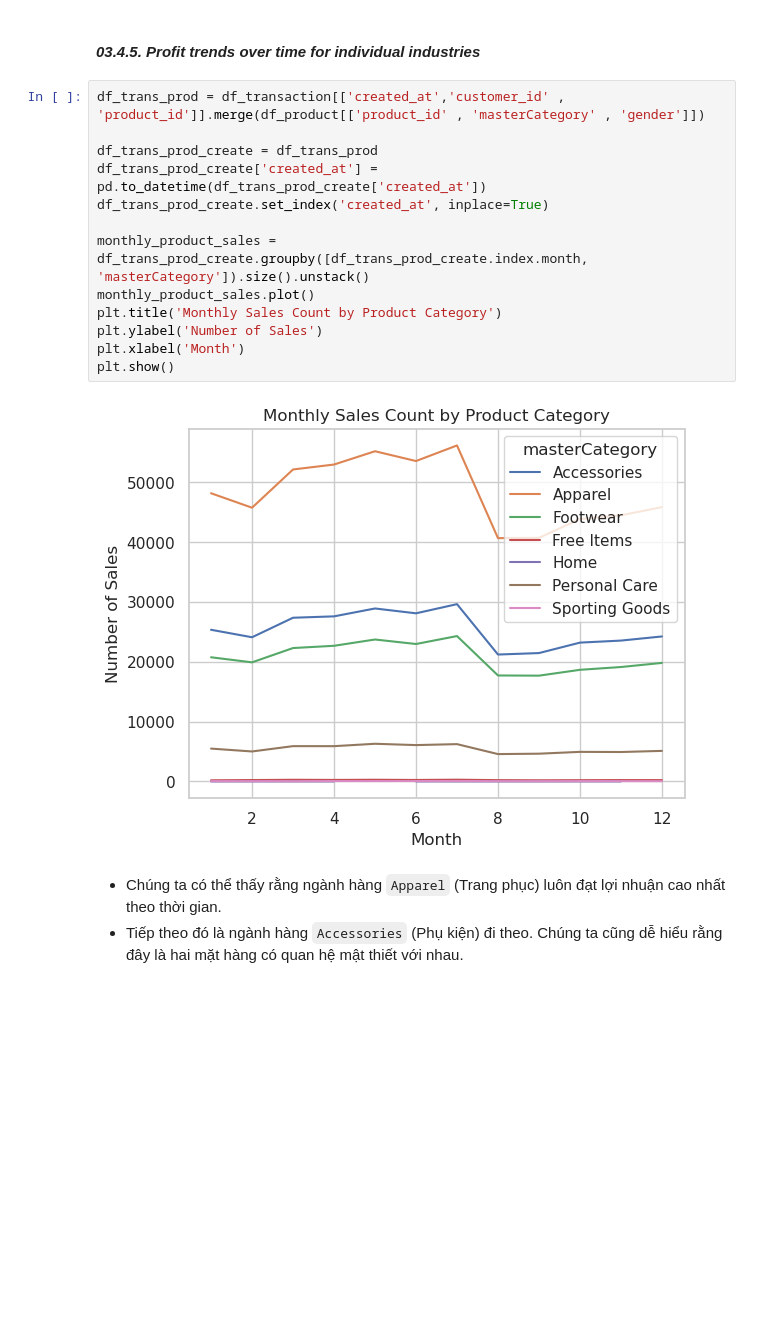
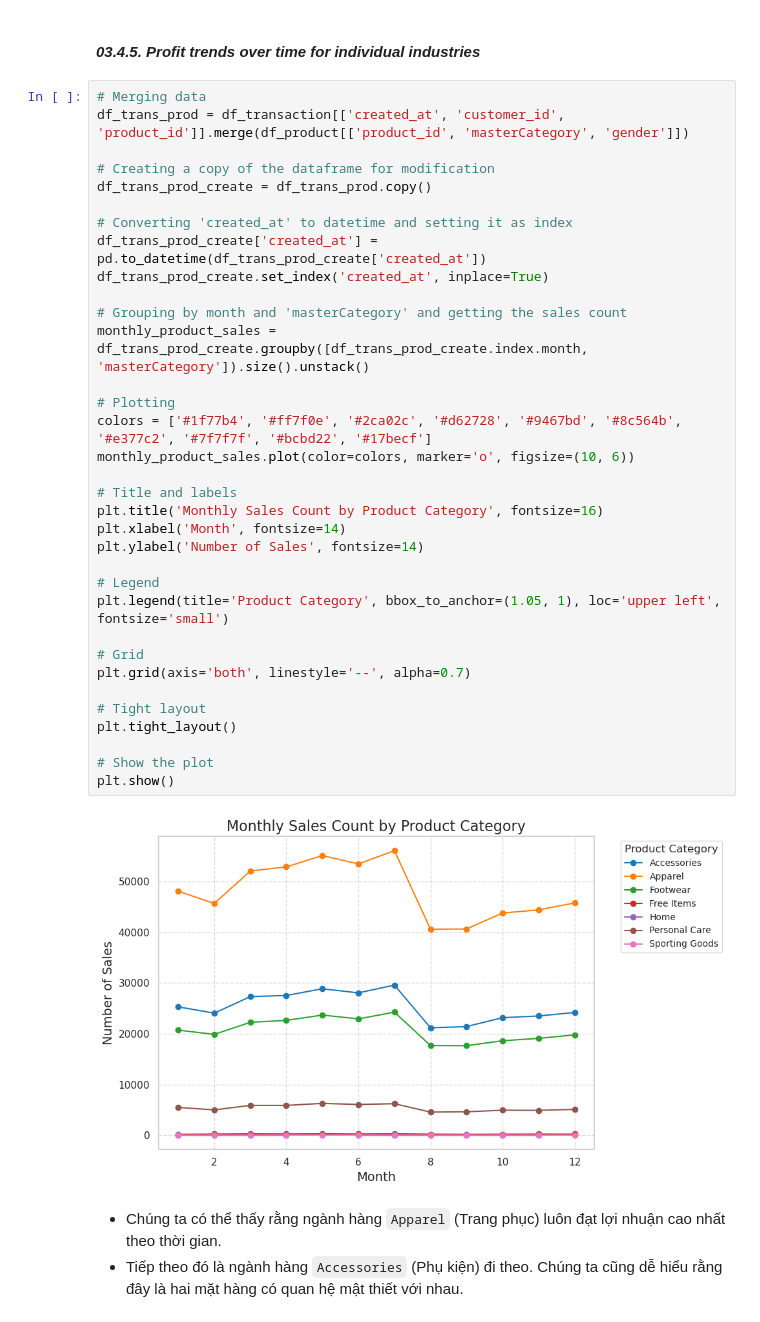
Before and after one commit to thanhanphan17/fashion-campus-dataset-analysis, a Jupyter notebook: [03]-Asking-Questions-and-Analyzing.ipynb, the cells around one changed output. Cells and saved outputs as stored; diff of their text form; blank space fills up the shorter version.

Commit message:
refactor graph visulization

```diff
--- a/[03]-Asking-Questions-and-Analyzing.ipynb
+++ b/[03]-Asking-Questions-and-Analyzing.ipynb
@@ -609,20 +658,41 @@ plt.show()
 # %% [markdown]
 #### **_03.4.5. Profit trends over time for individual industries_**
 # %%
-df_trans_prod = df_transaction[['created_at','customer_id' , 'product_id']].merge(df_product[['product_id' , 'masterCategory' , 'gender']])
+# Merging data
+df_trans_prod = df_transaction[['created_at', 'customer_id', 'product_id']].merge(df_product[['product_id', 'masterCategory', 'gender']])
 
-df_trans_prod_create = df_trans_prod
+# Creating a copy of the dataframe for modification
+df_trans_prod_create = df_trans_prod.copy()
+
+# Converting 'created_at' to datetime and setting it as index
 df_trans_prod_create['created_at'] = pd.to_datetime(df_trans_prod_create['created_at'])
 df_trans_prod_create.set_index('created_at', inplace=True)
 
+# Grouping by month and 'masterCategory' and getting the sales count
 monthly_product_sales = df_trans_prod_create.groupby([df_trans_prod_create.index.month, 'masterCategory']).size().unstack()
-monthly_product_sales.plot()
-plt.title('Monthly Sales Count by Product Category')
-plt.ylabel('Number of Sales')
-plt.xlabel('Month')
+
+# Plotting
+colors = ['#1f77b4', '#ff7f0e', '#2ca02c', '#d62728', '#9467bd', '#8c564b', '#e377c2', '#7f7f7f', '#bcbd22', '#17becf']
+monthly_product_sales.plot(color=colors, marker='o', figsize=(10, 6))
+
+# Title and labels
+plt.title('Monthly Sales Count by Product Category', fontsize=16)
+plt.xlabel('Month', fontsize=14)
+plt.ylabel('Number of Sales', fontsize=14)
+
+# Legend
+plt.legend(title='Product Category', bbox_to_anchor=(1.05, 1), loc='upper left', fontsize='small')
+
+# Grid
+plt.grid(axis='both', linestyle='--', alpha=0.7)
+
+# Tight layout
+plt.tight_layout()
+
+# Show the plot
 plt.show()
 # %% [output]
-[figure, old version]
+[figure, new version]
 # %% [markdown]
 - Chúng ta có thể thấy rằng ngành hàng `Apparel` (Trang phục) luôn đạt lợi nhuận cao nhất theo thời gian.
 - Tiếp theo đó là ngành hàng `Accessories` (Phụ kiện) đi theo. Chúng ta cũng dễ hiểu rằng đây là hai mặt hàng có quan hệ mật thiết với nhau.
```
Also changed, not shown: parts of 7 cells of this notebook.
